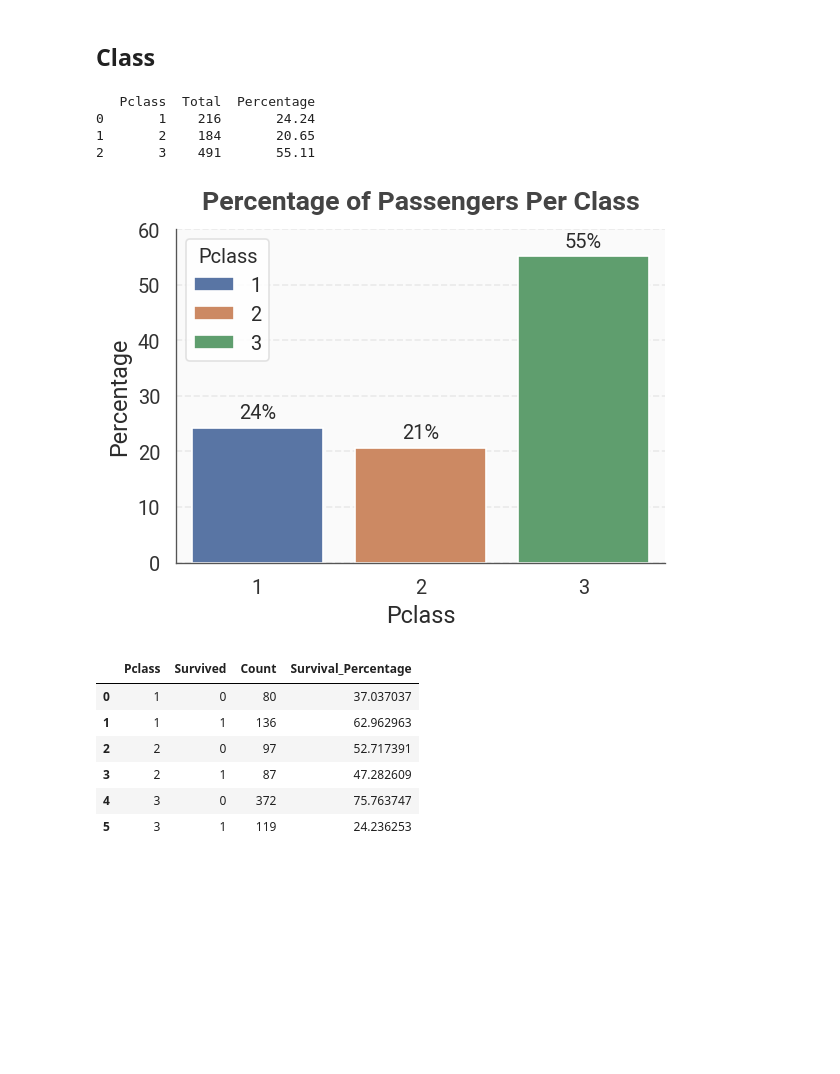
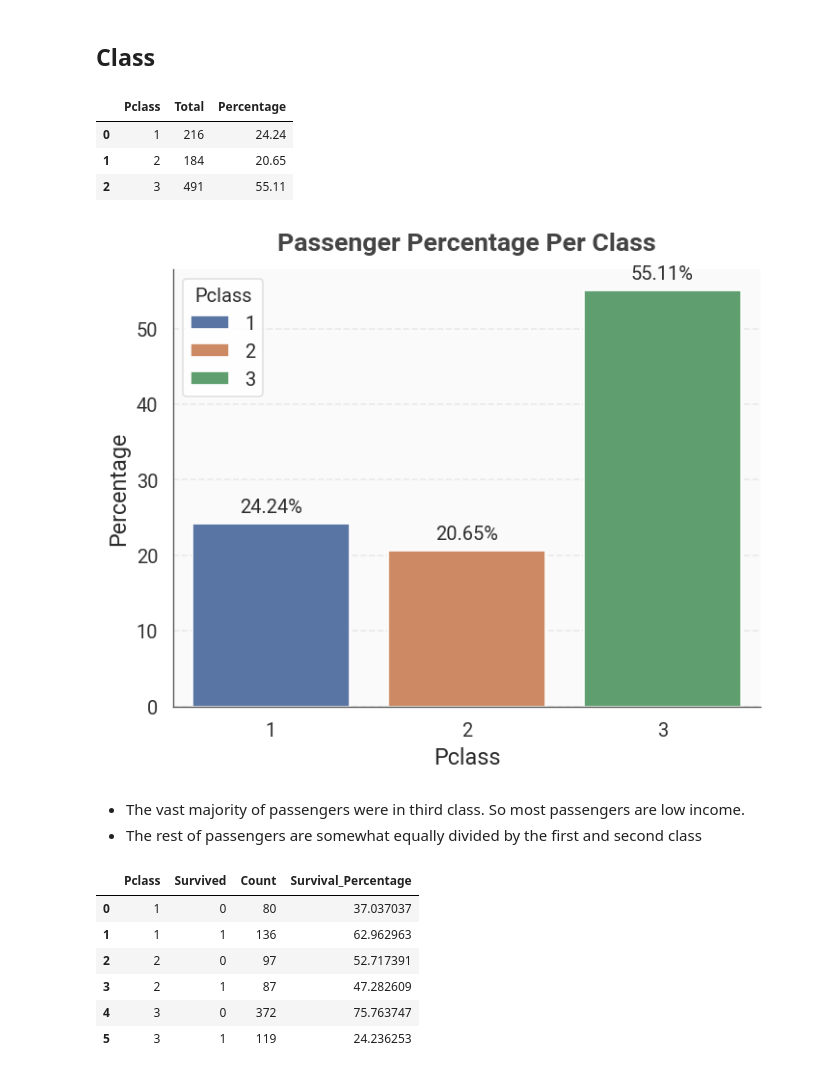
Before and after one commit to MustafaAdam/ml, a Jupyter notebook: datasets/Titanic/notebook.ipynb, the cells around one changed output. Saved outputs shown, nothing was run; the diff lists cells and outputs as text; code cells hidden in the pictures; blank space fills up the shorter version.

```diff
--- a/datasets/Titanic/notebook.ipynb
+++ b/datasets/Titanic/notebook.ipynb
@@ -209,25 +206,32 @@ total_per_class = class_survival.groupby(level=0).sum()
 total_per_class = total_per_class.reset_index(name='Total')
 
 total_per_class['Percentage'] = np.round(total_per_class['Total'] / total_passengers * 100, 2)
-print(total_per_class)
+total_per_class
 # %% [output]
-   Pclass  Total  Percentage
-0       1    216       24.24
-1       2    184       20.65
-2       3    491       55.11
+|  | Pclass | Total | Percentage |
+| 0 | 1 | 216 | 24.24 |
+| 1 | 2 | 184 | 20.65 |
+| 2 | 3 | 491 | 55.11 |
 # %%
-plt.figure(figsize=(5, 4))
+figure, ax = plt.subplots(1, 1, figsize=(6, 5))
 
+sns.barplot(data=total_per_class, x='Pclass', y='Percentage', hue='Pclass', palette='deep', errorbar=None, ax=ax)
 
-sns.barplot(data=total_per_class, x='Pclass', y='Percentage', hue='Pclass', palette='deep')
+for bar, percentage in zip(ax.patches, total_per_class.Percentage):
+    ax.text(
+        x = bar.get_x() + bar.get_width() / 2.0,
+        y = bar.get_height() + 1,
+        s = f'{percentage:.2f}%',
+        ha = 'center',
+        va = 'bottom',
+    )
 
-plt.title('Percentage of Passengers Per Class');
-
-for i, (pclass, percentage) in enumerate(zip(total_per_class['Pclass'], total_per_class['Percentage'])):
-    plt.text(i, percentage + 1, f'{percentage:.0f}%', ha='center', va='bottom')
-plt.ylim(0.0, 60.0);
+ax.set_title('Passenger Percentage Per Class');
 # %% [output]
-[figure, old version]
+[figure, new version]
+# %% [markdown]
+* The vast majority of passengers were in third class. So most passengers are low income.
+* The rest of passengers are somewhat equally divided by the first and second class
 # %%
 # Count passengers per Pclass & Survived
 class_survival = data.groupby(['Pclass', 'Survived']).size()
```
Also changed, not shown: parts of 24 cells of this notebook.
